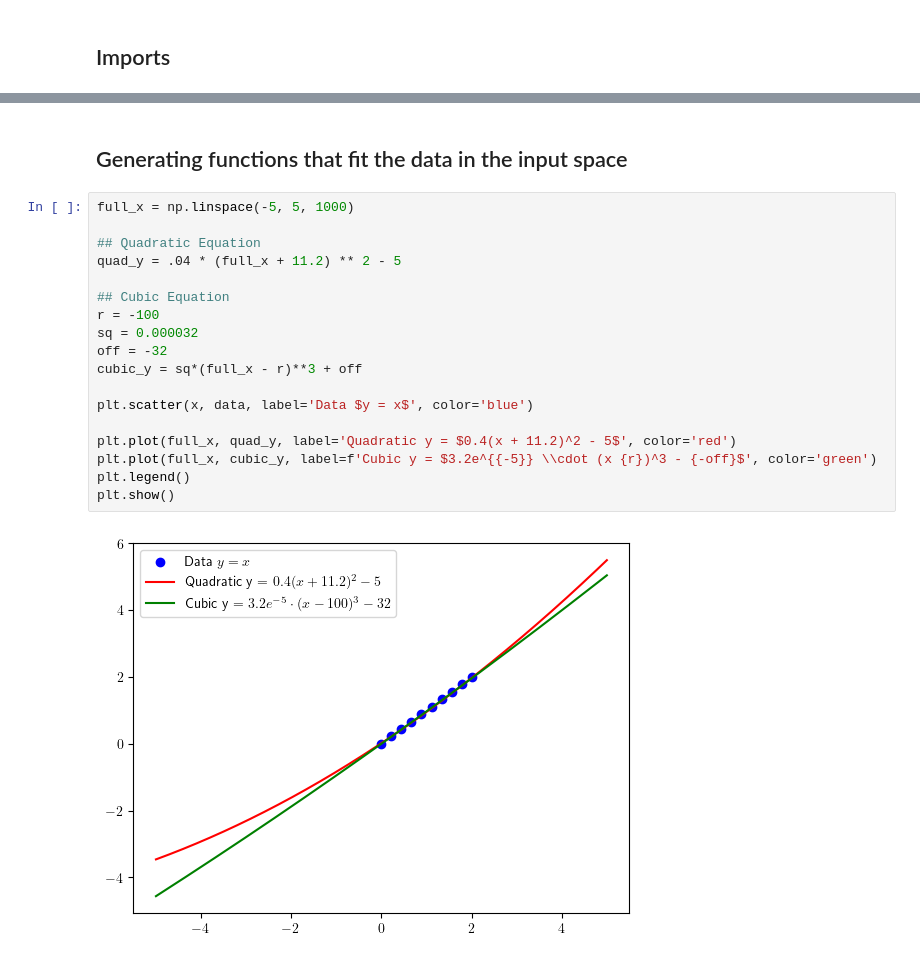
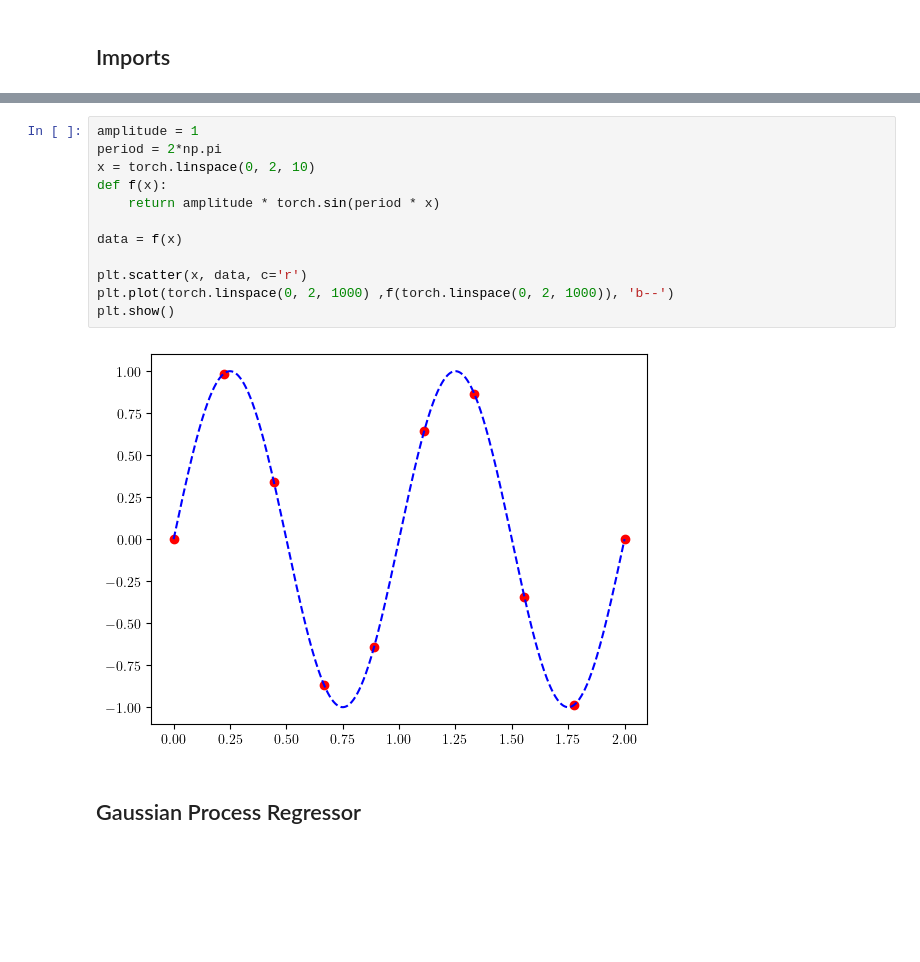
Before and after one commit to Crashprn/UncertaintyQuantification, a Jupyter notebook: Epistemic_Example.ipynb, the cells around one changed output, grey strips where cells are left out. Cells and saved outputs as stored; diff of their text form; blank space fills up the shorter version.

```diff
--- a/Epistemic_Example.ipynb
+++ b/Epistemic_Example.ipynb
@@ -21,22 +15,16 @@ plt.show()
-# %% [markdown]
-## Generating functions that fit the data in the input space
-# %%
-full_x = np.linspace(-5, 5, 1000)
-
-## Quadratic Equation
-quad_y = .04 * (full_x + 11.2) ** 2 - 5
-
-## Cubic Equation
-r = -100
-sq = 0.000032
-off = -32
-cubic_y = sq*(full_x - r)**3 + off
-
-plt.scatter(x, data, label='Data $y = x$', color='blue')
-
-plt.plot(full_x, quad_y, label='Quadratic y = $0.4(x + 11.2)^2 - 5$', color='red')
-plt.plot(full_x, cubic_y, label=f'Cubic y = $3.2e^{{-5}} \\cdot (x {r})^3 - {-off}$', color='green')
-plt.legend()
-plt.show()
-# %% [output]
-[figure, removed]
+# %%
+amplitude = 1
+period = 2*np.pi
+x = torch.linspace(0, 2, 10)
+def f(x):
+    return amplitude * torch.sin(period * x)
+
+data = f(x)
+
+plt.scatter(x, data, c='r')
+plt.plot(torch.linspace(0, 2, 1000) ,f(torch.linspace(0, 2, 1000)), 'b--')
+plt.show()
+# %% [output]
+[figure, added]
+# %% [markdown]
+## Gaussian Process Regressor
```
Also changed, not shown: parts of 8 cells of this notebook, 1 other file.
